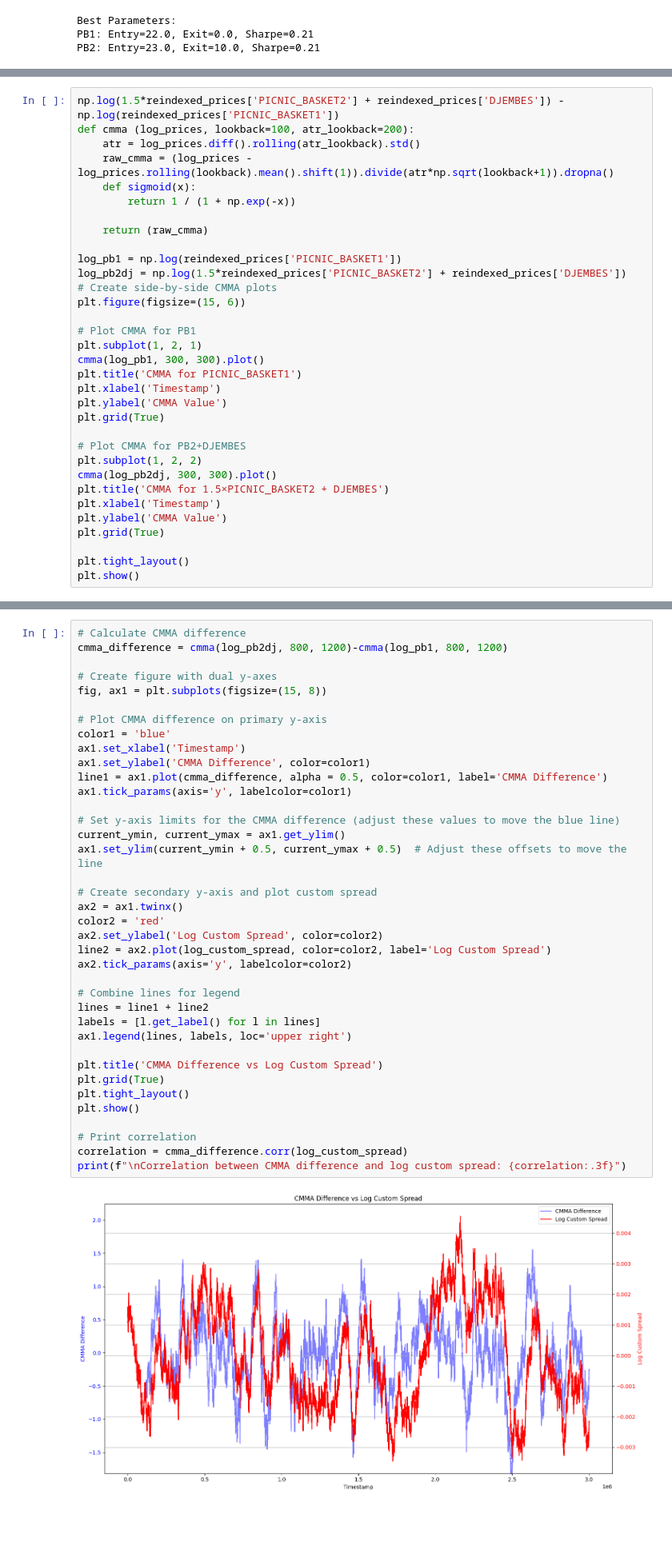
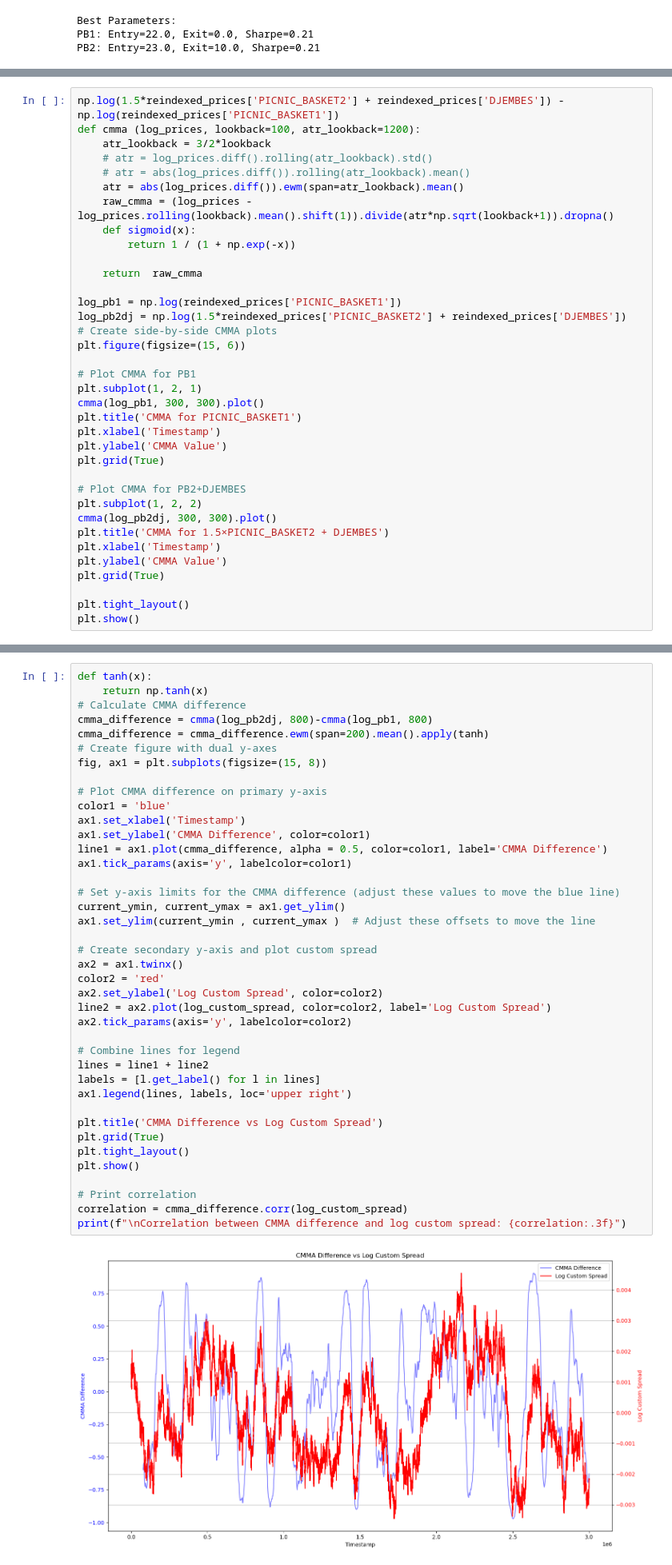
Before and after one commit to jofu-tofu/Prosperity-3, a Jupyter notebook: Testing/Round 2/notebooks/basket_trading2.ipynb, the cells around one changed output, grey strips where cells are left out. Shown at 80% size. Drawn from its saved outputs; the diff is of its cells as text; blank space fills up the shorter version.

```diff
--- a/Testing/Round 2/notebooks/basket_trading2.ipynb
+++ b/Testing/Round 2/notebooks/basket_trading2.ipynb
@@ -671,12 +683,15 @@ log_custom_spread
 # %%
 np.log(1.5*reindexed_prices['PICNIC_BASKET2'] + reindexed_prices['DJEMBES']) - np.log(reindexed_prices['PICNIC_BASKET1'])
-def cmma (log_prices, lookback=100, atr_lookback=200):
-    atr = log_prices.diff().rolling(atr_lookback).std()
+def cmma (log_prices, lookback=100, atr_lookback=1200):
+    atr_lookback = 3/2*lookback
+    # atr = log_prices.diff().rolling(atr_lookback).std()
+    # atr = abs(log_prices.diff()).rolling(atr_lookback).mean()
+    atr = abs(log_prices.diff()).ewm(span=atr_lookback).mean()
     raw_cmma = (log_prices - log_prices.rolling(lookback).mean().shift(1)).divide(atr*np.sqrt(lookback+1)).dropna()
     def sigmoid(x):
         return 1 / (1 + np.exp(-x))
 
-    return (raw_cmma)
+    return  raw_cmma
 
 log_pb1 = np.log(reindexed_prices['PICNIC_BASKET1'])
 log_pb2dj = np.log(1.5*reindexed_prices['PICNIC_BASKET2'] + reindexed_prices['DJEMBES'])
@@ -706,7 +721,9 @@ plt.show()
 # %%
+def tanh(x):
+    return np.tanh(x)
 # Calculate CMMA difference
-cmma_difference = cmma(log_pb2dj, 800, 1200)-cmma(log_pb1, 800, 1200)
-
+cmma_difference = cmma(log_pb2dj, 800)-cmma(log_pb1, 800)
+cmma_difference = cmma_difference.ewm(span=200).mean().apply(tanh)
 # Create figure with dual y-axes
 fig, ax1 = plt.subplots(figsize=(15, 8))
 
@@ -714,32 +731,32 @@ fig, ax1 = plt.subplots(figsize=(15, 8))
 color1 = 'blue'
 ax1.set_xlabel('Timestamp')
 ax1.set_ylabel('CMMA Difference', color=color1)
 line1 = ax1.plot(cmma_difference, alpha = 0.5, color=color1, label='CMMA Difference')
 ax1.tick_params(axis='y', labelcolor=color1)
 
 # Set y-axis limits for the CMMA difference (adjust these values to move the blue line)
 current_ymin, current_ymax = ax1.get_ylim()
-ax1.set_ylim(current_ymin + 0.5, current_ymax + 0.5)  # Adjust these offsets to move the line
+ax1.set_ylim(current_ymin , current_ymax )  # Adjust these offsets to move the line
 
 # Create secondary y-axis and plot custom spread
 ax2 = ax1.twinx()
 color2 = 'red'
 ax2.set_ylabel('Log Custom Spread', color=color2)
 line2 = ax2.plot(log_custom_spread, color=color2, label='Log Custom Spread')
 ax2.tick_params(axis='y', labelcolor=color2)
 
 # Combine lines for legend
 lines = line1 + line2
 labels = [l.get_label() for l in lines]
 ax1.legend(lines, labels, loc='upper right')
 
 plt.title('CMMA Difference vs Log Custom Spread')
 plt.grid(True)
 plt.tight_layout()
 plt.show()
 
 # Print correlation
 correlation = cmma_difference.corr(log_custom_spread)
 print(f"\nCorrelation between CMMA difference and log custom spread: {correlation:.3f}")
 # %% [output]
-[figure, old version]
+[figure, new version]
```
Also changed, not shown: parts of 5 cells of this notebook, 13 other files.
